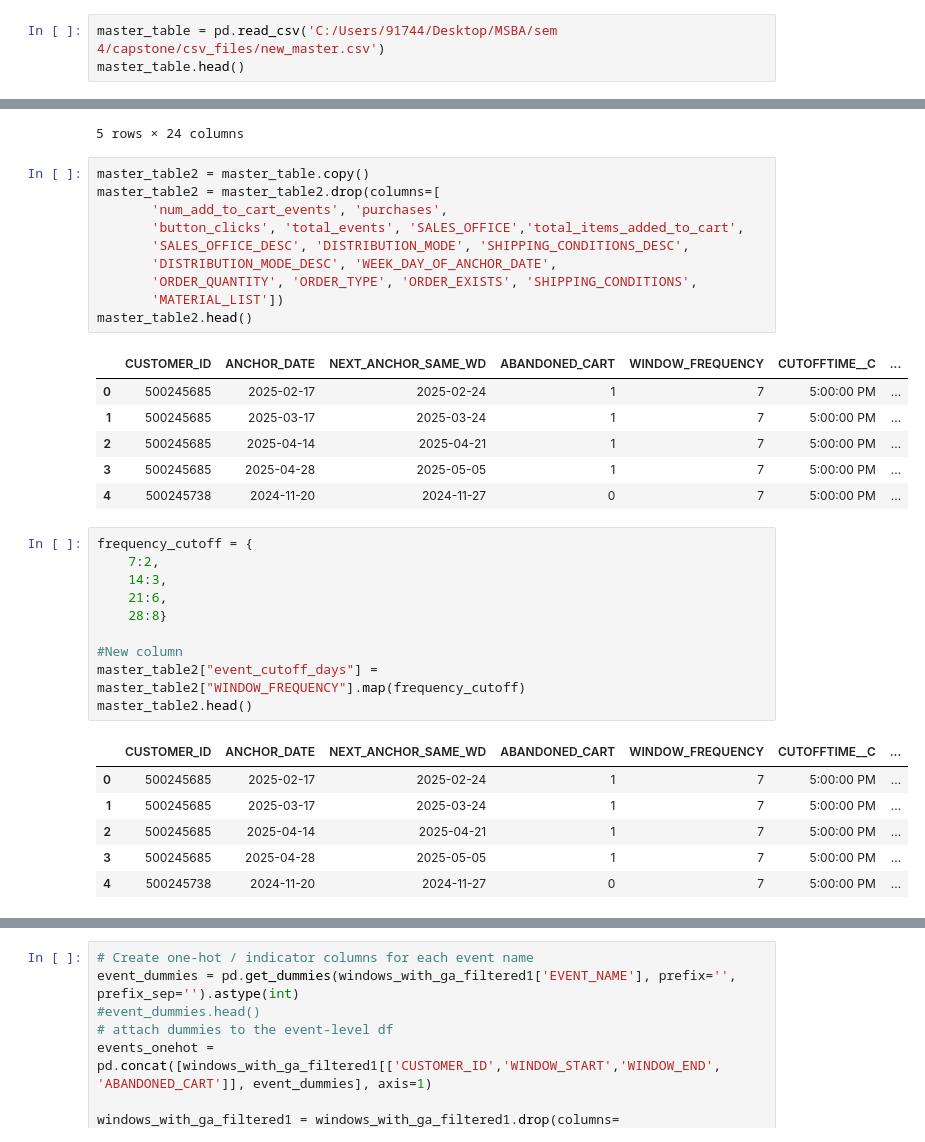
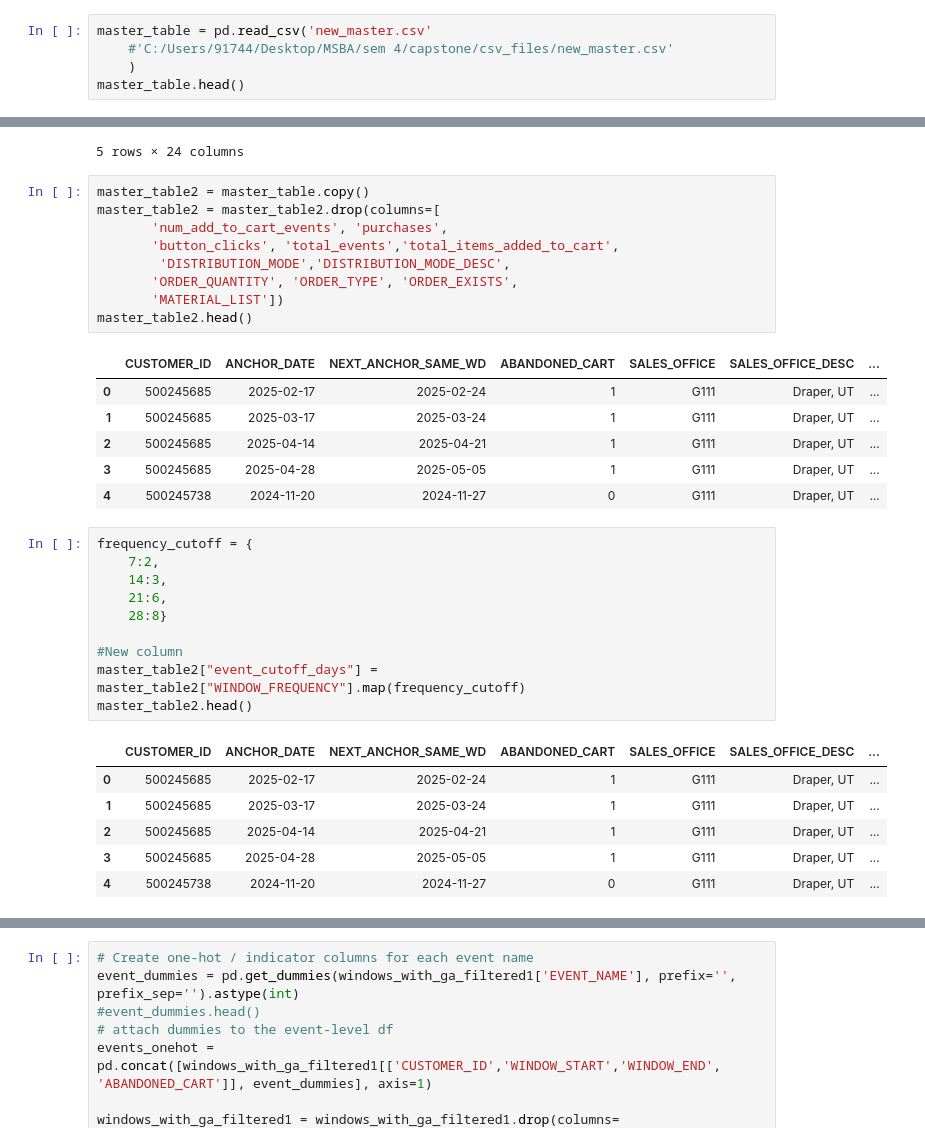
Before and after one commit to Hungagainagainagain/Swire-Cocacola-Capstone, a Jupyter notebook: sudeeptha-Copy1.ipynb, the cells around one changed output, grey strips where cells are left out. Saved outputs shown, nothing was run; the diff lists cells and outputs as text.

```diff
--- a/sudeeptha-Copy1.ipynb
+++ b/sudeeptha-Copy1.ipynb
@@ -19,5 +21,7 @@ import numpy as np
 # %%
-master_table = pd.read_csv('C:/Users/91744/Desktop/MSBA/sem 4/capstone/csv_files/new_master.csv')
+master_table = pd.read_csv('new_master.csv'
+    #'C:/Users/91744/Desktop/MSBA/sem 4/capstone/csv_files/new_master.csv'
+    )
 master_table.head()
 # %% [output]
 |  | CUSTOMER_ID | ANCHOR_DATE | NEXT_ANCHOR_SAME_WD | num_add_to_cart_events | total_items_added_to_cart | purchases | ... |
@@ -30,20 +34,19 @@ master_table.head()
 # %%
 master_table2 = master_table.copy()
 master_table2 = master_table2.drop(columns=[
        'num_add_to_cart_events', 'purchases',
-       'button_clicks', 'total_events', 'SALES_OFFICE','total_items_added_to_cart',
-       'SALES_OFFICE_DESC', 'DISTRIBUTION_MODE', 'SHIPPING_CONDITIONS_DESC',
-       'DISTRIBUTION_MODE_DESC', 'WEEK_DAY_OF_ANCHOR_DATE',
-       'ORDER_QUANTITY', 'ORDER_TYPE', 'ORDER_EXISTS', 'SHIPPING_CONDITIONS',
+       'button_clicks', 'total_events','total_items_added_to_cart',
+        'DISTRIBUTION_MODE','DISTRIBUTION_MODE_DESC',
+       'ORDER_QUANTITY', 'ORDER_TYPE', 'ORDER_EXISTS',
        'MATERIAL_LIST'])
 master_table2.head()
 # %% [output]
-|  | CUSTOMER_ID | ANCHOR_DATE | NEXT_ANCHOR_SAME_WD | ABANDONED_CART | WINDOW_FREQUENCY | CUTOFFTIME__C | ... |
-| 0 | 500245685 | 2025-02-17 | 2025-02-24 | 1 | 7 | 5:00:00 PM | ... |
-| 1 | 500245685 | 2025-03-17 | 2025-03-24 | 1 | 7 | 5:00:00 PM | ... |
-| 2 | 500245685 | 2025-04-14 | 2025-04-21 | 1 | 7 | 5:00:00 PM | ... |
-| 3 | 500245685 | 2025-04-28 | 2025-05-05 | 1 | 7 | 5:00:00 PM | ... |
-| 4 | 500245738 | 2024-11-20 | 2024-11-27 | 0 | 7 | 5:00:00 PM | ... |
+|  | CUSTOMER_ID | ANCHOR_DATE | NEXT_ANCHOR_SAME_WD | ABANDONED_CART | SALES_OFFICE | SALES_OFFICE_DESC | ... |
+| 0 | 500245685 | 2025-02-17 | 2025-02-24 | 1 | G111 | Draper, UT | ... |
+| 1 | 500245685 | 2025-03-17 | 2025-03-24 | 1 | G111 | Draper, UT | ... |
+| 2 | 500245685 | 2025-04-14 | 2025-04-21 | 1 | G111 | Draper, UT | ... |
+| 3 | 500245685 | 2025-04-28 | 2025-05-05 | 1 | G111 | Draper, UT | ... |
+| 4 | 500245738 | 2024-11-20 | 2024-11-27 | 0 | G111 | Draper, UT | ... |
 # %%
 frequency_cutoff = {
     7:2,
@@ -55,12 +58,12 @@ frequency_cutoff = {
 master_table2["event_cutoff_days"] = master_table2["WINDOW_FREQUENCY"].map(frequency_cutoff)
 master_table2.head()
 # %% [output]
-|  | CUSTOMER_ID | ANCHOR_DATE | NEXT_ANCHOR_SAME_WD | ABANDONED_CART | WINDOW_FREQUENCY | CUTOFFTIME__C | ... |
-| 0 | 500245685 | 2025-02-17 | 2025-02-24 | 1 | 7 | 5:00:00 PM | ... |
-| 1 | 500245685 | 2025-03-17 | 2025-03-24 | 1 | 7 | 5:00:00 PM | ... |
-| 2 | 500245685 | 2025-04-14 | 2025-04-21 | 1 | 7 | 5:00:00 PM | ... |
-| 3 | 500245685 | 2025-04-28 | 2025-05-05 | 1 | 7 | 5:00:00 PM | ... |
-| 4 | 500245738 | 2024-11-20 | 2024-11-27 | 0 | 7 | 5:00:00 PM | ... |
+|  | CUSTOMER_ID | ANCHOR_DATE | NEXT_ANCHOR_SAME_WD | ABANDONED_CART | SALES_OFFICE | SALES_OFFICE_DESC | ... |
+| 0 | 500245685 | 2025-02-17 | 2025-02-24 | 1 | G111 | Draper, UT | ... |
+| 1 | 500245685 | 2025-03-17 | 2025-03-24 | 1 | G111 | Draper, UT | ... |
+| 2 | 500245685 | 2025-04-14 | 2025-04-21 | 1 | G111 | Draper, UT | ... |
+| 3 | 500245685 | 2025-04-28 | 2025-05-05 | 1 | G111 | Draper, UT | ... |
+| 4 | 500245738 | 2024-11-20 | 2024-11-27 | 0 | G111 | Draper, UT | ... |
 # %%
 
 master_windows = master_table2.copy()
```
Also changed, not shown: parts of 17 cells of this notebook.
